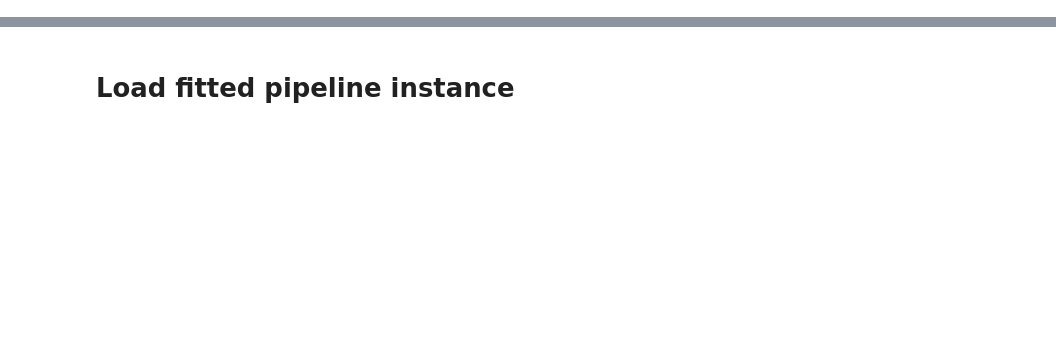
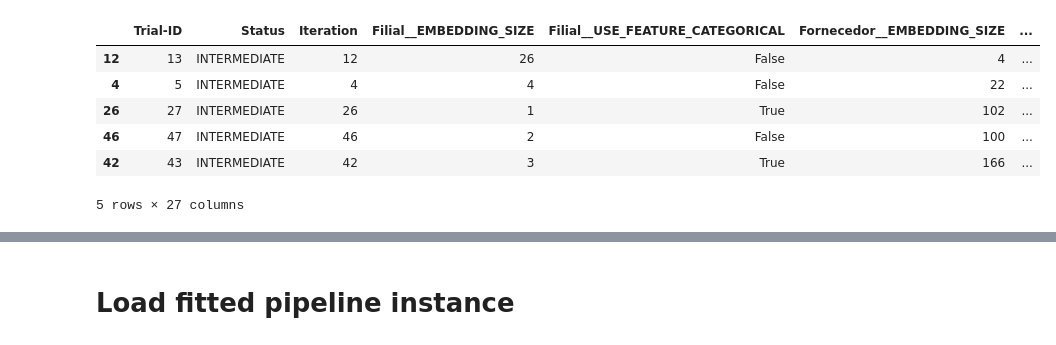
Before and after one commit to AlanGanem/fastai-flow, a Jupyter notebook: test.ipynb, the cells around one changed output, grey strips where cells are left out. Saved outputs shown, nothing was run; the diff lists cells and outputs as text; code cells hidden in the pictures; blank space fills up the shorter version.

```diff
--- a/test.ipynb
+++ b/test.ipynb
@@ -9,0 +16,24 @@ PATH = r'C:\Users\User Ambev\Desktop\Célula de analytics\Projetos\iva-classifie
+# %%
+reload(model_hypopt)
+
+#set static parameters
+fs_static_params = {
+    'num_features':[],
+    'fastai_bs':512,
+    'model_id':'teste',
+    'dependent_vars':['IVAMIRO'],
+    'train_frac_split':0.8,
+    'date_col':'DatadoDocumento',
+    'fastai_cycles':6
+}
+
+#create feature selection study
+fs_study = model_hypopt.run_study(
+    max_iter = 50,
+    pipeline_class = ClassificationPipeline,
+    data = data[data['OrgC'] != 'BR00'].sample(100000), #perform study on subset of data
+    algorithm = 'bayes',
+    static_params = fs_static_params,
+    categorical_features_selection = model_setup['cat_features'], # set of features to be selected
+    optimizer_params = {'max_num_trials':None, 'verbosity': True},
+)
@@ -9,0 +111,10 @@ PATH = r'C:\Users\User Ambev\Desktop\Célula de analytics\Projetos\iva-classifie
+# %%
+fs_study.results.sort_values(by = 'Objective', ascending = False).iloc[:5]
+# %% [output]
+|  | Trial-ID | Status | Iteration | Filial__EMBEDDING_SIZE | Filial__USE_FEATURE_CATEGORICAL | Fornecedor__EMBEDDING_SIZE | ... |
+| 12 | 13 | INTERMEDIATE | 12 | 26 | False | 4 | ... |
+| 4 | 5 | INTERMEDIATE | 4 | 4 | False | 22 | ... |
+| 26 | 27 | INTERMEDIATE | 26 | 1 | True | 102 | ... |
+| 46 | 47 | INTERMEDIATE | 46 | 2 | False | 100 | ... |
+| 42 | 43 | INTERMEDIATE | 42 | 3 | True | 166 | ... |
+5 rows × 27 columns
```
Also changed, not shown: parts of 22 cells of this notebook, 13 other files.
